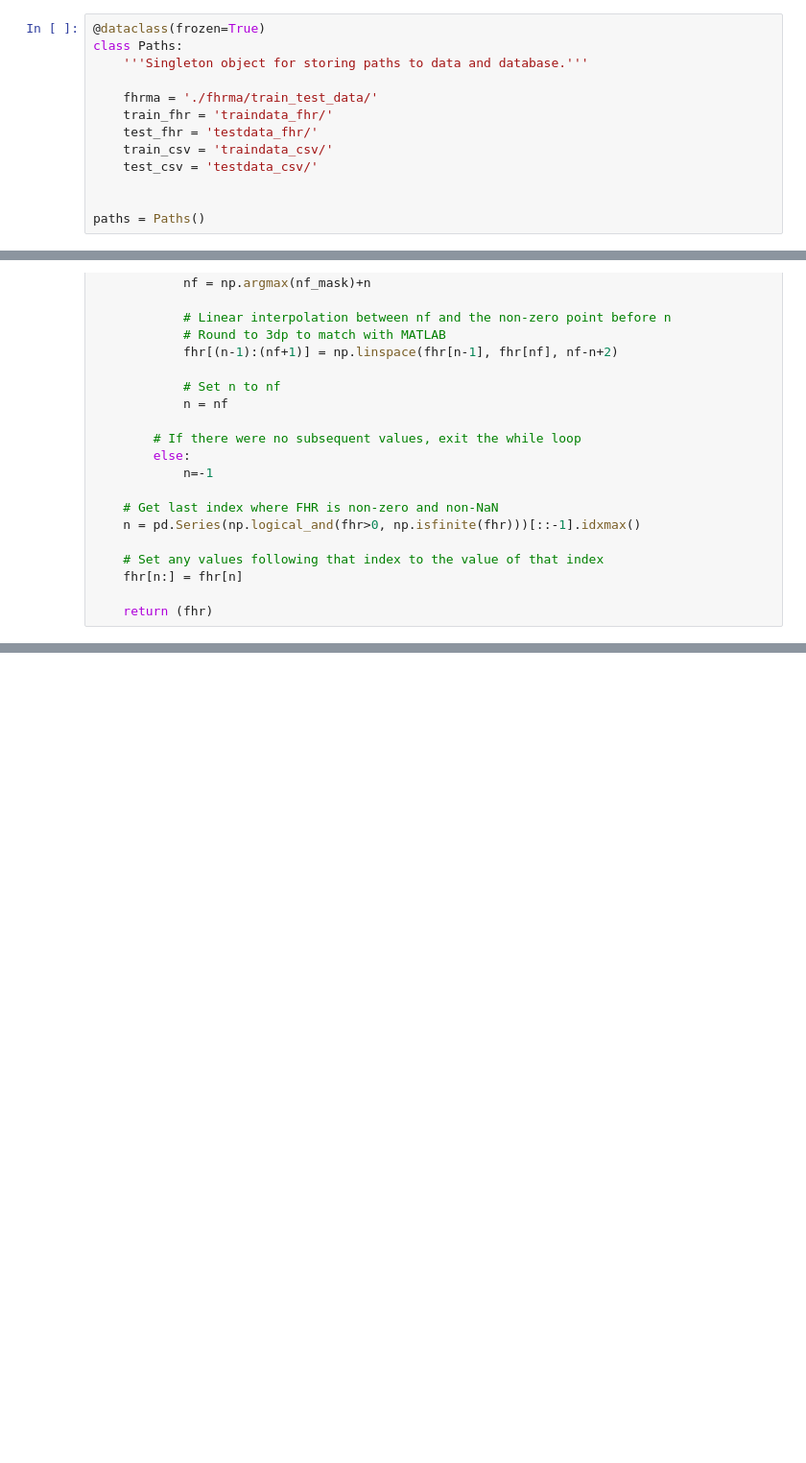
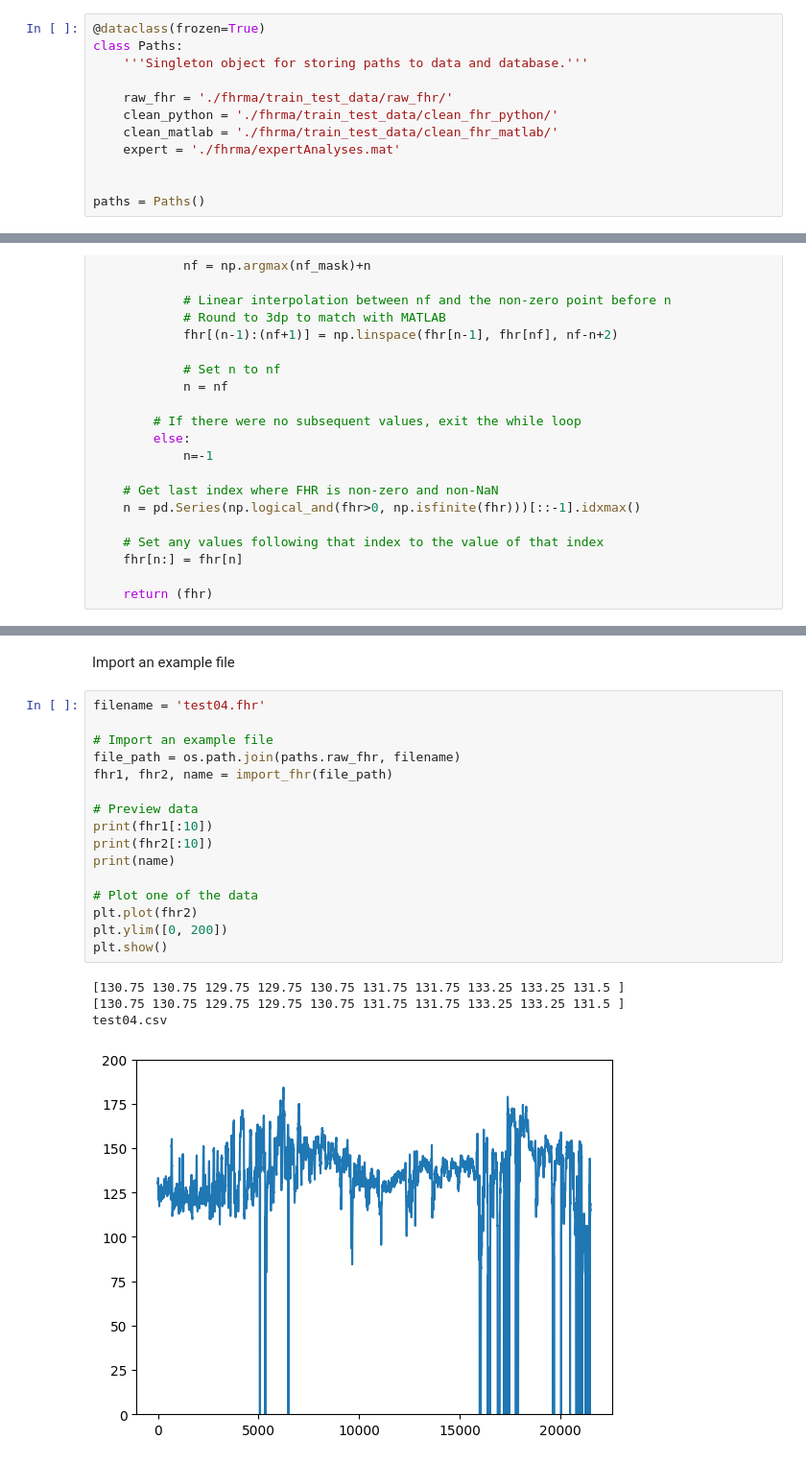
Before and after one commit to birth-outcomes/ctg_exploratory, a Jupyter notebook: 12_fhrma_create_csv.ipynb, the cells around one changed output, grey strips where cells are left out. Shown at 96% size. Drawn from its saved outputs; the diff is of its cells as text; blank space fills up the shorter version.

Commit message:
Just comparing MATLAB and Python. Corrected file paths since reorganising.

```diff
--- a/12_fhrma_create_csv.ipynb
+++ b/12_fhrma_create_csv.ipynb
@@ -149,11 +50,10 @@ Define file paths.
 class Paths:
     '''Singleton object for storing paths to data and database.'''
 
-    fhrma = './fhrma/train_test_data/'
-    train_fhr = 'traindata_fhr/'
-    test_fhr = 'testdata_fhr/'
-    train_csv = 'traindata_csv/'
-    test_csv = 'testdata_csv/'
+    raw_fhr = './fhrma/train_test_data/raw_fhr/'
+    clean_python = './fhrma/train_test_data/clean_fhr_python/'
+    clean_matlab = './fhrma/train_test_data/clean_fhr_matlab/'
+    expert = './fhrma/expertAnalyses.mat'
 
 
 paths = Paths()
@@ -528,0 +331,23 @@ Name: count, dtype: int64
+# %% [markdown]
+Import an example file
+# %%
+filename = 'test04.fhr'
+
+# Import an example file
+file_path = os.path.join(paths.raw_fhr, filename)
+fhr1, fhr2, name = import_fhr(file_path)
+
+# Preview data
+print(fhr1[:10])
+print(fhr2[:10])
+print(name)
+
+# Plot one of the data
+plt.plot(fhr2)
+plt.ylim([0, 200])
+plt.show()
+# %% [output]
+[130.75 130.75 129.75 129.75 130.75 131.75 131.75 133.25 133.25 131.5 ]
+[130.75 130.75 129.75 129.75 130.75 131.75 131.75 133.25 133.25 131.5 ]
+test04.csv
+[figure, added]
```
Also changed, not shown: parts of 43 cells of this notebook.
